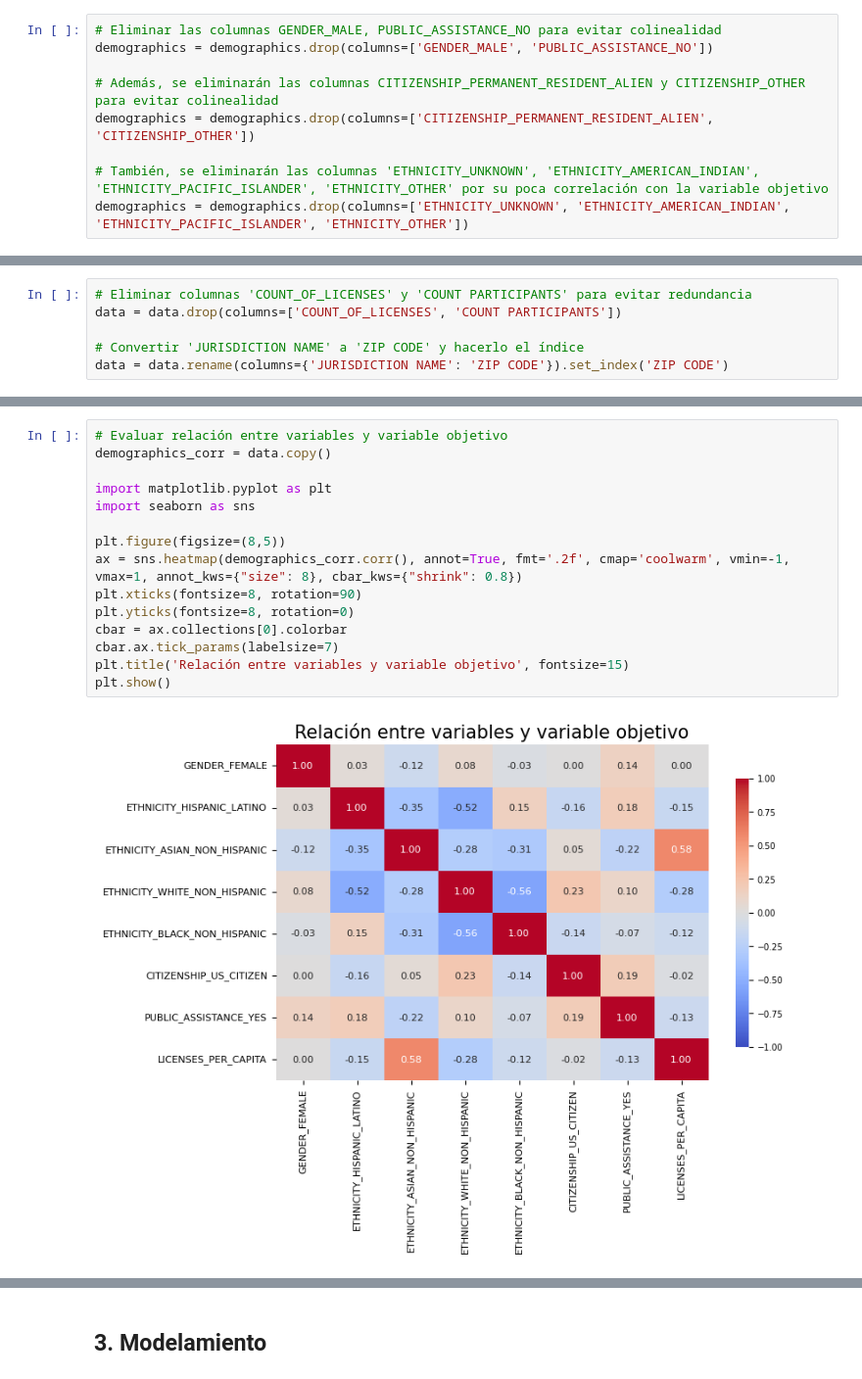
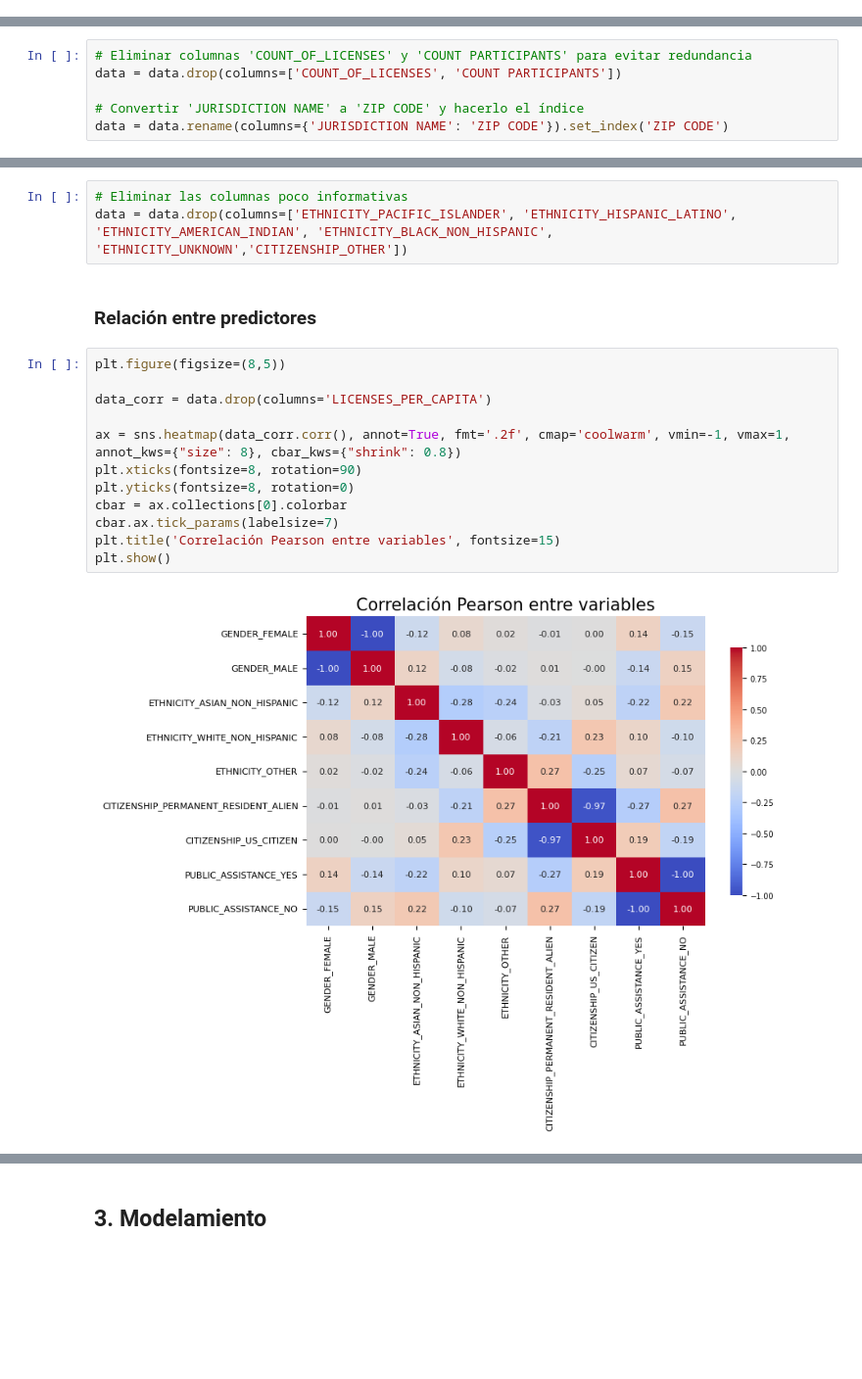
Before and after one commit to zcrodriguez/NYC_Licenses_Density, a Jupyter notebook: NYC_Lics_Case_Study.ipynb, the cells around one changed output, grey strips where cells are left out. Shown at 98% size. Drawn from its saved outputs; the diff is of its cells as text; blank space fills up the shorter version.

Commit message:
Improved data prep for modeling

```diff
--- a/NYC_Lics_Case_Study.ipynb
+++ b/NYC_Lics_Case_Study.ipynb
@@ -221,12 +119,3 @@ En el correlograma se pueden observar las siguientes correlaciones:
-# %%
-# Eliminar las columnas GENDER_MALE, PUBLIC_ASSISTANCE_NO para evitar colinealidad
-demographics = demographics.drop(columns=['GENDER_MALE', 'PUBLIC_ASSISTANCE_NO'])
-
-# Además, se eliminarán las columnas CITIZENSHIP_PERMANENT_RESIDENT_ALIEN y CITIZENSHIP_OTHER para evitar colinealidad
-demographics = demographics.drop(columns=['CITIZENSHIP_PERMANENT_RESIDENT_ALIEN', 'CITIZENSHIP_OTHER'])
-
-# También, se eliminarán las columnas 'ETHNICITY_UNKNOWN', 'ETHNICITY_AMERICAN_INDIAN', 'ETHNICITY_PACIFIC_ISLANDER', 'ETHNICITY_OTHER' por su poca correlación con la variable objetivo
-demographics = demographics.drop(columns=['ETHNICITY_UNKNOWN', 'ETHNICITY_AMERICAN_INDIAN', 'ETHNICITY_PACIFIC_ISLANDER', 'ETHNICITY_OTHER'])
 # %% [markdown]
 ### **Tabla 2. Licencias Comerciales**
 #### Eliminación de registros innecesarios
@@ -327,17 +355,19 @@ data.shape
+# %%
+# Eliminar las columnas poco informativas
+data = data.drop(columns=['ETHNICITY_PACIFIC_ISLANDER', 'ETHNICITY_HISPANIC_LATINO', 'ETHNICITY_AMERICAN_INDIAN', 'ETHNICITY_BLACK_NON_HISPANIC', 'ETHNICITY_UNKNOWN','CITIZENSHIP_OTHER'])
+# %% [markdown]
+### Relación entre predictores
 # %%
-# Evaluar relación entre variables y variable objetivo
-demographics_corr = data.copy()
+plt.figure(figsize=(8,5))
 
-import matplotlib.pyplot as plt
-import seaborn as sns
+data_corr = data.drop(columns='LICENSES_PER_CAPITA')
 
-plt.figure(figsize=(8,5))
-ax = sns.heatmap(demographics_corr.corr(), annot=True, fmt='.2f', cmap='coolwarm', vmin=-1, vmax=1, annot_kws={"size": 8}, cbar_kws={"shrink": 0.8})
+ax = sns.heatmap(data_corr.corr(), annot=True, fmt='.2f', cmap='coolwarm', vmin=-1, vmax=1, annot_kws={"size": 8}, cbar_kws={"shrink": 0.8})
 plt.xticks(fontsize=8, rotation=90)
 plt.yticks(fontsize=8, rotation=0)
 cbar = ax.collections[0].colorbar
 cbar.ax.tick_params(labelsize=7)
-plt.title('Relación entre variables y variable objetivo', fontsize=15)
+plt.title('Correlación Pearson entre variables', fontsize=15)
 plt.show()
 # %% [output]
-[figure, old version]
+[figure, new version]
```
Also changed, not shown: parts of 31 cells of this notebook.
